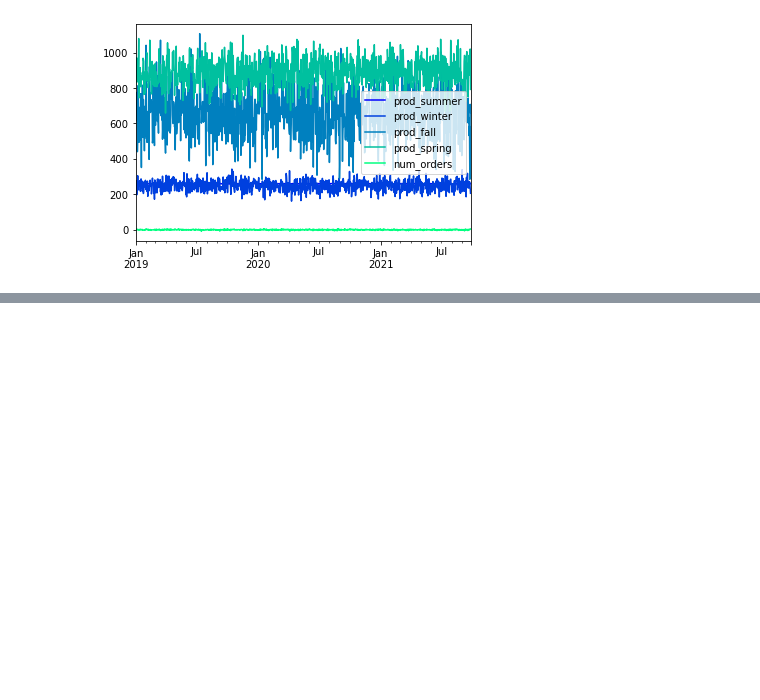
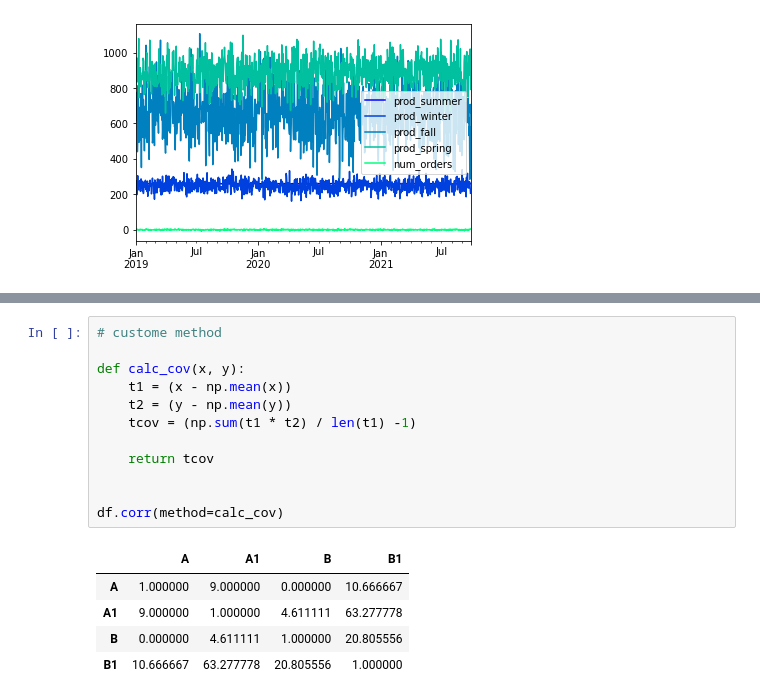
Before and after one commit to amin-torabi/learndataa, a Jupyter notebook: ds_beginner/pandas.ipynb, the cells around one changed output, grey strips where cells are left out. Drawn from its saved outputs; the diff is of its cells as text; blank space fills up the shorter version.

```diff
--- a/ds_beginner/pandas.ipynb
+++ b/ds_beginner/pandas.ipynb
@@ -2443,0 +2485,18 @@ flowers.plot(colormap=cm.winter);
+# %%
+# custome method
+
+def calc_cov(x, y):
+    t1 = (x - np.mean(x))
+    t2 = (y - np.mean(y))
+    tcov = (np.sum(t1 * t2) / len(t1) -1)
+
+    return tcov
+
+
+df.corr(method=calc_cov)
+# %% [output]
+|  | A | A1 | B | B1 |
+| A | 1.000000 | 9.000000 | 0.000000 | 10.666667 |
+| A1 | 9.000000 | 1.000000 | 4.611111 | 63.277778 |
+| B | 0.000000 | 4.611111 | 1.000000 | 20.805556 |
+| B1 | 10.666667 | 63.277778 | 20.805556 | 1.000000 |
```
Also changed, not shown: parts of 5 cells of this notebook.
